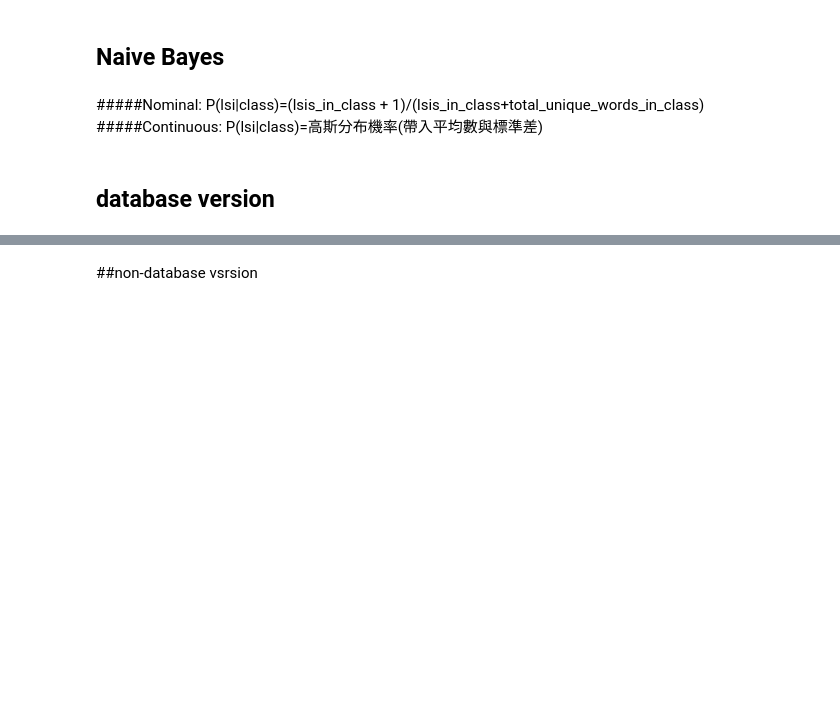
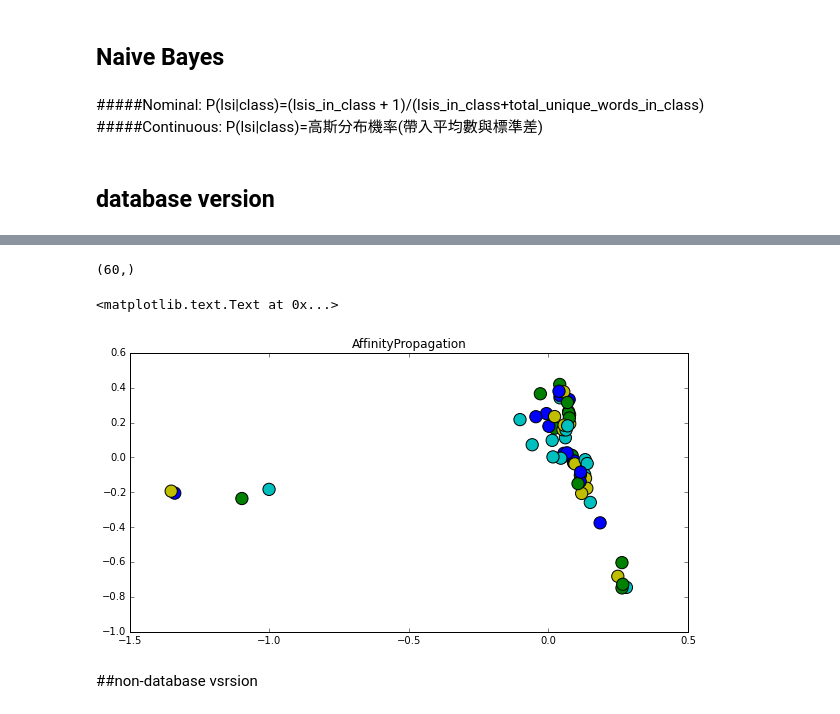
Before and after one commit to chho33/ipythonNB, a Jupyter notebook: tf-idf+naive bayes+cluster-Copy1.ipynb, the cells around one changed output, grey strips where cells are left out. Drawn from its saved outputs; the diff is of its cells as text; code cells hidden in the pictures; blank space fills up the shorter version.

```diff
--- a/tf-idf+naive bayes+cluster-Copy1.ipynb
+++ b/tf-idf+naive bayes+cluster-Copy1.ipynb
@@ -15,7 +15,7 @@ def remove_punc(sentences):
     import string
     import re
     delEStr = '['+string.punctuation + u' '+']'
-    delCStr = u'''[〔△〇◎◆●✦×→°☆■□◆●○๏••‧㊣℃ˍ╴←↑→．│﹙“—▲►★《》ΟΔΧ╳（）()∫&%﹪￥#@$！?,.…><*{}\\∼〈〉¬﹄•∼■`"’“×※【】  ’'　、。，‧．·‧‧：︰十；”～‘’′→＠＃＄％︿＆＊｀＝－—─＋｜／＼╲╱╱ ╱╱？『』」「\/]'''
+    delCStr = u'''[〔△〇◎◆●✦×→°☆■□◆●○๏••‧㊣℃ˍ╴←↑→．│﹙“—▲►★《》ΟΔΧ╳（）()∫&%﹪￥#@$！?,.…><*{}｢｣\\∼〈〉¬﹄•∼■`"’“×※【】  ’'　、。，‧．·‧‧：︰十；”～‘’′→＠＃＄％︿＆＊｀＝－—─＋｜／＼╲╱╱ ╱╱？『』」「\/]'''
     s=[]
     for sentence in sentences:
         if type(sentence)==unicode:
@@ -249,3 +315,16 @@ conn.close()
+# %%
+print k_data.shape
+#print c.inertia_
+#print c.cluster_centers_indices_
+%matplotlib inline
+from matplotlib import pyplot as plt
+fig, axes = plt.subplots(ncols=1, nrows=1,figsize=(10,5))  # figsize: graph size
+axes.scatter(pca_data[:,0], pca_data[:,1], c=['rgbyc'[i] for i in k_data ], s=150)
+axes.set_title(param[0]['title'])
+# %% [output]
+(60,)
+<matplotlib.text.Text at 0x...>
+[figure, added]
 # %% [markdown]
 ##non-database vsrsion
 # %%
```
Also changed, not shown: parts of 9 cells of this notebook.
